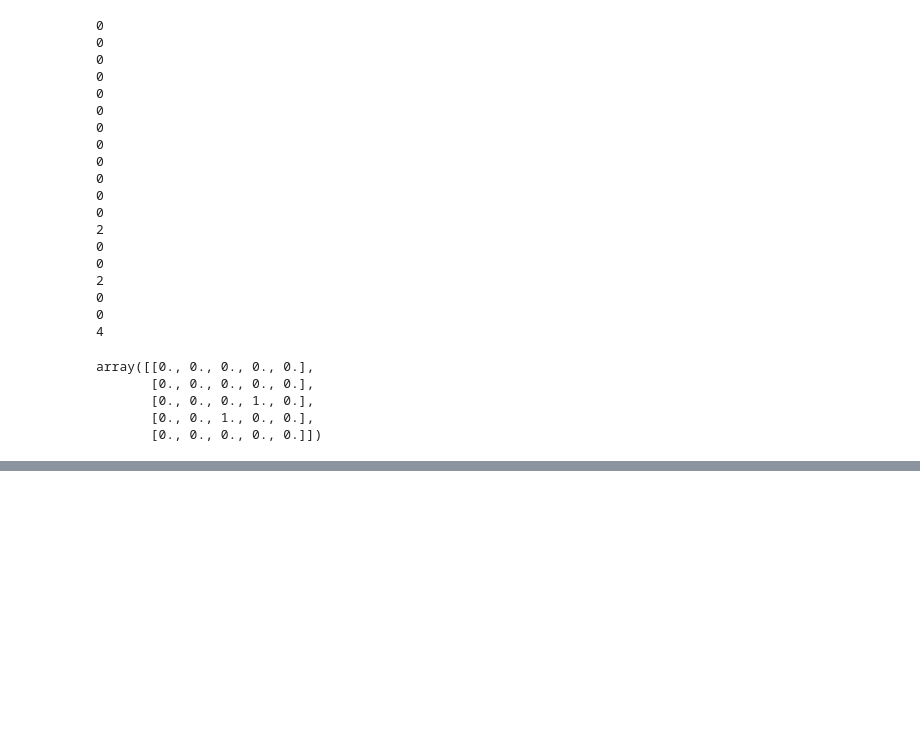
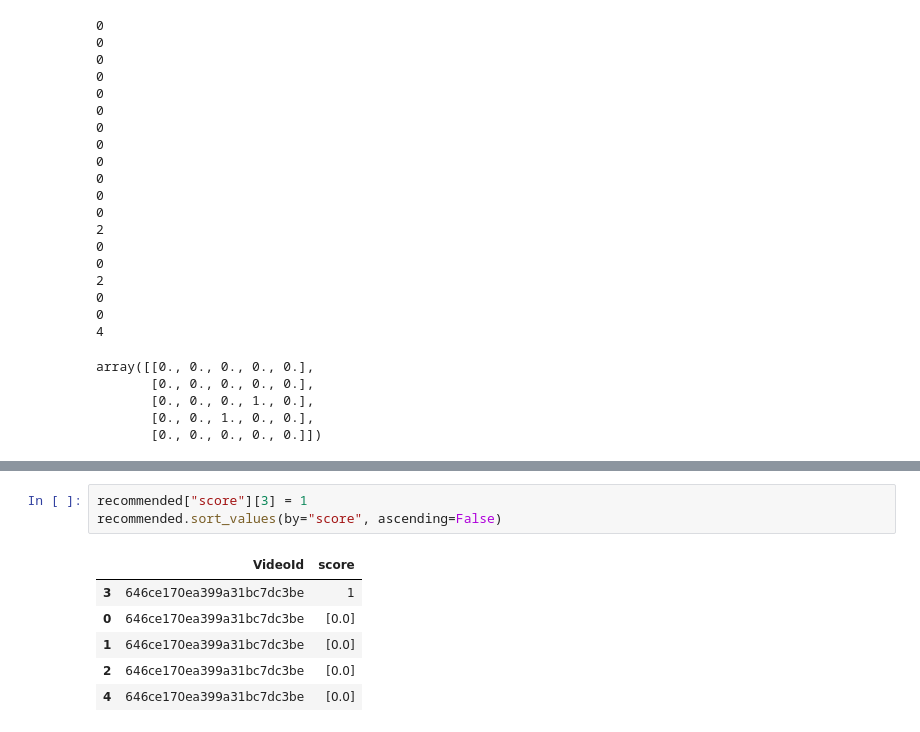
Before and after one commit to IO2-2023-JB/team-10-backend, a Jupyter notebook: recommendation_engine/app/recommendations_tests.ipynb, the cells around one changed output, grey strips where cells are left out. Saved outputs shown, nothing was run; the diff lists cells and outputs as text; blank space fills up the shorter version.

```diff
--- a/recommendation_engine/app/recommendations_tests.ipynb
+++ b/recommendation_engine/app/recommendations_tests.ipynb
@@ -110,0 +127,10 @@ False
+# %%
+recommended["score"][3] = 1
+recommended.sort_values(by="score", ascending=False)
+# %% [output]
+|  | VideoId | score |
+| 3 | 646ce170ea399a31bc7dc3be | 1 |
+| 0 | 646ce170ea399a31bc7dc3be | [0.0] |
+| 1 | 646ce170ea399a31bc7dc3be | [0.0] |
+| 2 | 646ce170ea399a31bc7dc3be | [0.0] |
+| 4 | 646ce170ea399a31bc7dc3be | [0.0] |
```
Also changed, not shown: parts of 5 cells of this notebook, 2 other files.
